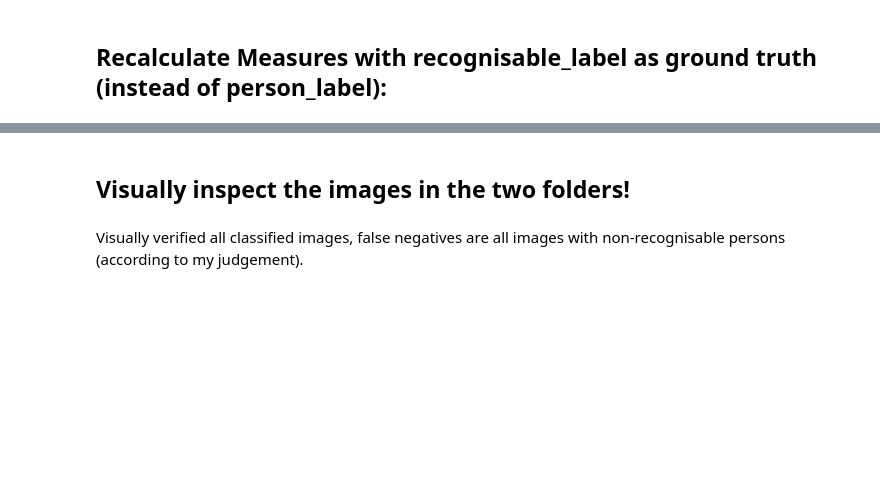
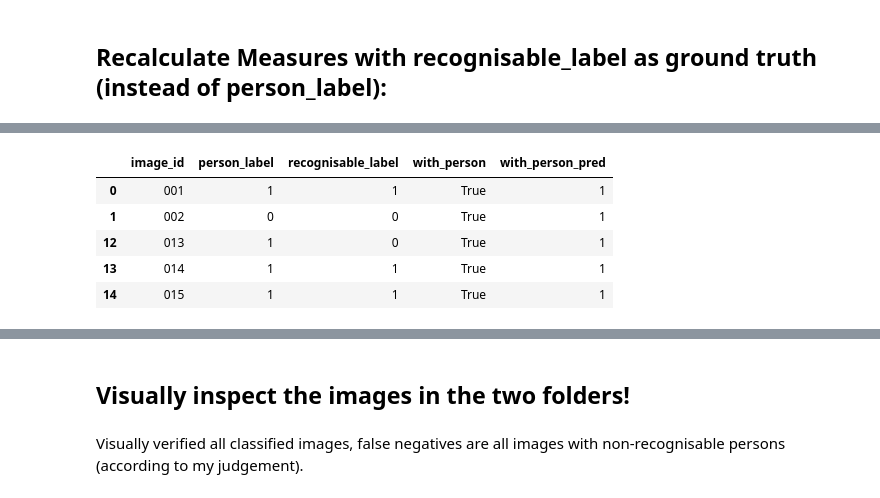
Before and after one commit to HieronymusEsteban/dias_digit_project, a Jupyter notebook: filter_out_people_try.ipynb, the cells around one changed output, grey strips where cells are left out. Cells and saved outputs as stored; diff of their text form; code cells hidden in the pictures; blank space fills up the shorter version.

```diff
--- a/filter_out_people_try.ipynb
+++ b/filter_out_people_try.ipynb
@@ -41,5 +53,9 @@ model = YOLO("yolov8n.pt")  # Use yolov8n (nano) for faster inference
 # %% [markdown]
 ## Loop through images, sort them into the respective output folders according to person detection result and store results in list:
 # %%
-img_ids, with_person = sif.sort_img_files(image_dir, model, output_dir_with_person,
-                                          output_dir_without_person, threshold=0.25)
+# img_ids, with_person = sif.sort_img_files(image_dir, model, output_dir_with_person,
+#                                           output_dir_without_person, threshold=0.25)
+#img_ids, with_person = sif.detect_persons_yolo(image_dir, model, output_dir_with_person,
+#                                         output_dir_without_person, threshold=0.25)
+
+img_ids, with_person = dpy.detect_persons_yolo(image_dir, model, threshold=0.25, file_format="tif")
@@ -287,3 +444,13 @@ plt.suptitle('Confusion Matrix and Performance Metrics Based on the Recognisable
 plt.tight_layout()
 plt.savefig('confusion_matrix_metrics_recognisable.pdf')
 plt.close()
+# %%
+pred_positives = labels_results[positive_pred_bools]
+pred_positives.head()
+# %% [output]
+|  | image_id | person_label | recognisable_label | with_person | with_person_pred |
+| 0 | 001 | 1 | 1 | True | 1 |
+| 1 | 002 | 0 | 0 | True | 1 |
+| 12 | 013 | 1 | 0 | True | 1 |
+| 13 | 014 | 1 | 1 | True | 1 |
+| 14 | 015 | 1 | 1 | True | 1 |
```
Also changed, not shown: parts of 34 cells of this notebook, 2 other files.
